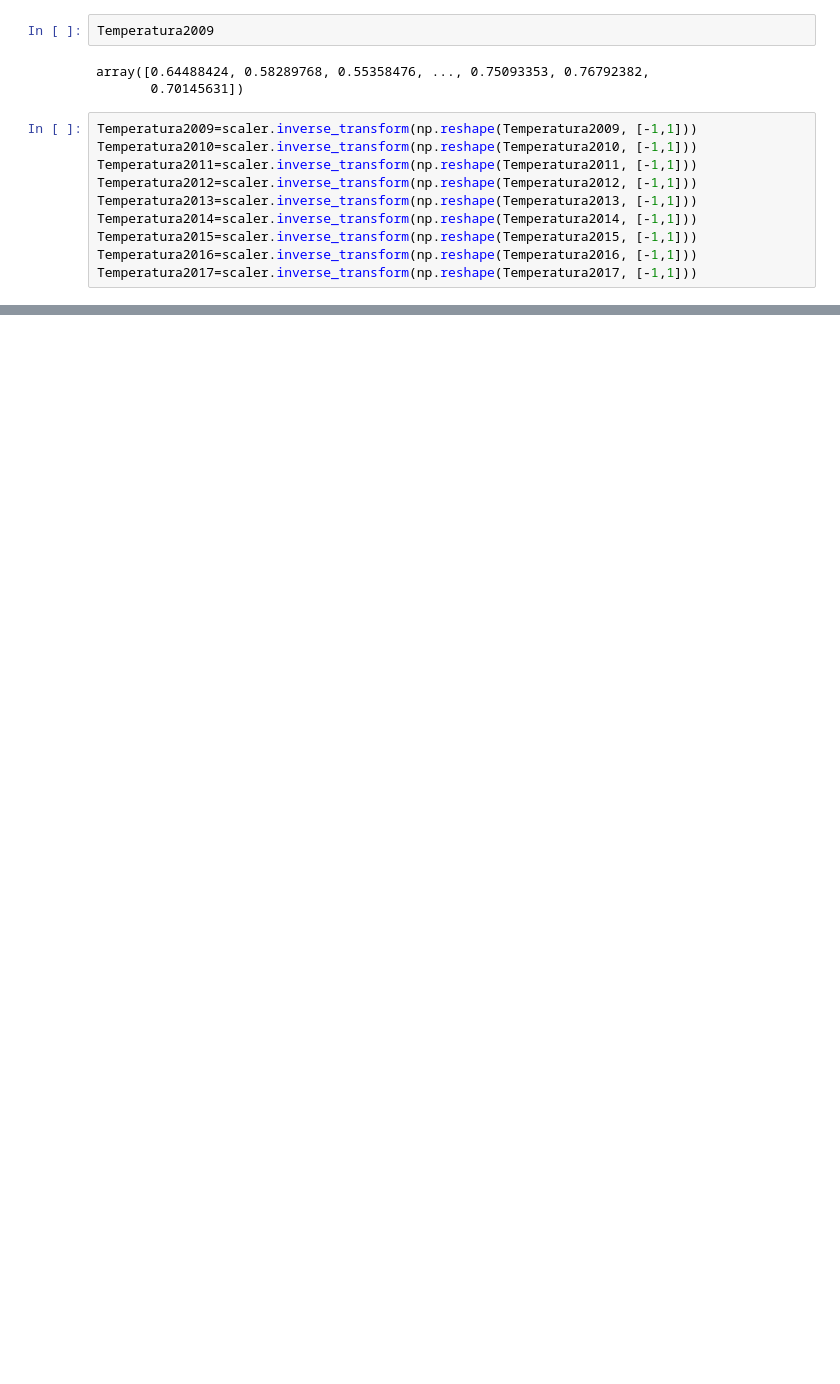
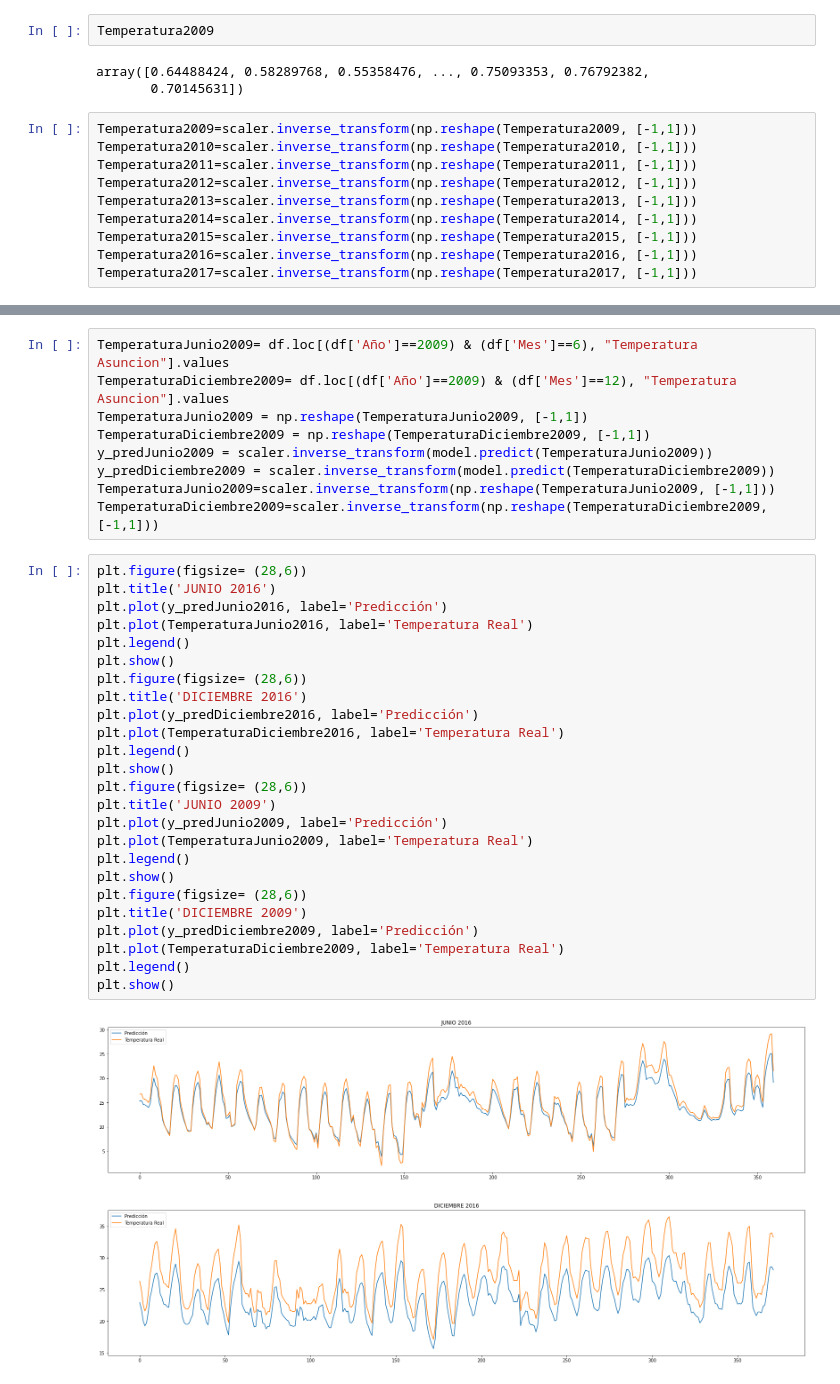
Before and after one commit to gmfv/Prediccion-de-Temperatura-Asuncion, a Jupyter notebook: RedRecurrente.ipynb, the cells around one changed output, grey strips where cells are left out. Drawn from its saved outputs; the diff is of its cells as text; blank space fills up the shorter version.

```diff
--- a/RedRecurrente.ipynb
+++ b/RedRecurrente.ipynb
@@ -289,0 +356,37 @@ Máxima diferencia:  [4.44311218] , Media:  -1.344982662083481
+# %%
+TemperaturaJunio2009= df.loc[(df['Año']==2009) & (df['Mes']==6), "Temperatura Asuncion"].values
+TemperaturaDiciembre2009= df.loc[(df['Año']==2009) & (df['Mes']==12), "Temperatura Asuncion"].values
+TemperaturaJunio2009 = np.reshape(TemperaturaJunio2009, [-1,1])
+TemperaturaDiciembre2009 = np.reshape(TemperaturaDiciembre2009, [-1,1])
+y_predJunio2009 = scaler.inverse_transform(model.predict(TemperaturaJunio2009))
+y_predDiciembre2009 = scaler.inverse_transform(model.predict(TemperaturaDiciembre2009))
+TemperaturaJunio2009=scaler.inverse_transform(np.reshape(TemperaturaJunio2009, [-1,1]))
+TemperaturaDiciembre2009=scaler.inverse_transform(np.reshape(TemperaturaDiciembre2009, [-1,1]))
+# %%
+plt.figure(figsize= (28,6))
+plt.title('JUNIO 2016')
+plt.plot(y_predJunio2016, label='Predicción')
+plt.plot(TemperaturaJunio2016, label='Temperatura Real')
+plt.legend()
+plt.show()
+plt.figure(figsize= (28,6))
+plt.title('DICIEMBRE 2016')
+plt.plot(y_predDiciembre2016, label='Predicción')
+plt.plot(TemperaturaDiciembre2016, label='Temperatura Real')
+plt.legend()
+plt.show()
+plt.figure(figsize= (28,6))
+plt.title('JUNIO 2009')
+plt.plot(y_predJunio2009, label='Predicción')
+plt.plot(TemperaturaJunio2009, label='Temperatura Real')
+plt.legend()
+plt.show()
+plt.figure(figsize= (28,6))
+plt.title('DICIEMBRE 2009')
+plt.plot(y_predDiciembre2009, label='Predicción')
+plt.plot(TemperaturaDiciembre2009, label='Temperatura Real')
+plt.legend()
+plt.show()
+# %% [output]
+[figure, added]
+[figure, added]
```
Also changed, not shown: parts of 16 cells of this notebook.
